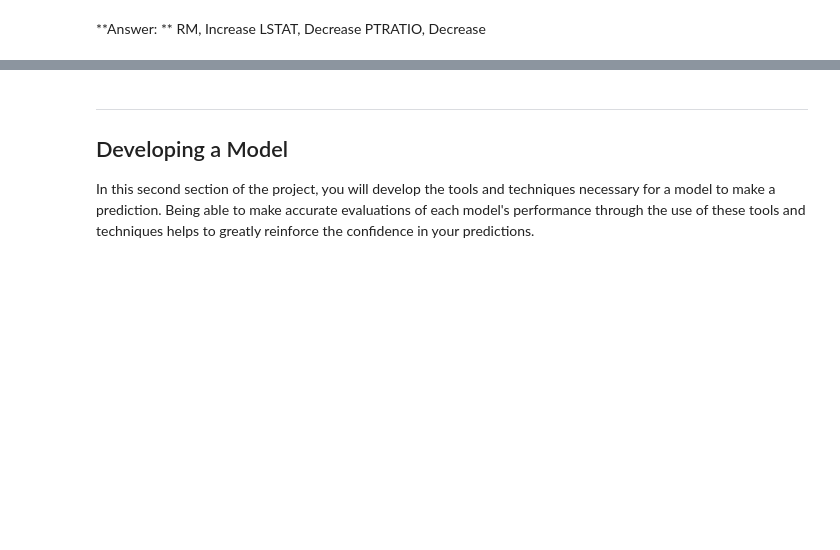
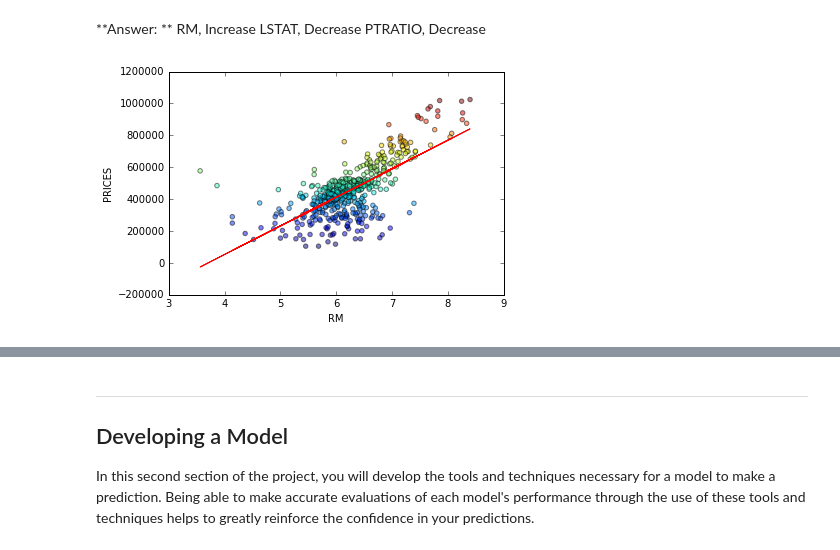
Before and after one commit to cirpue49/ml_project1, a Jupyter notebook: boston_housing.ipynb, the cells around one changed output, grey strips where cells are left out. Cells and saved outputs as stored; diff of their text form; code cells hidden in the pictures; blank space fills up the shorter version.

```diff
--- a/boston_housing.ipynb
+++ b/boston_housing.ipynb
@@ -94,3 +94,16 @@ _Using your intuition, for each of the three features above, do you think that a
 **Hint:** Would you expect a home that has an `'RM'` value of 6 be worth more or less than a home that has an `'RM'` value of 7?
 # %% [markdown]
 **Answer: ** RM, Increase  LSTAT, Decrease  PTRATIO, Decrease
+# %%
+from sklearn.linear_model import LinearRegression
+import matplotlib.pyplot as plt
+reg = LinearRegression()
+rm = data['RM'].reshape(-1, 1)
+reg.fit(rm, prices)
+plt.plot(rm, reg.predict(rm),  color = 'red',  linewidth = 1)
+plt.scatter(rm, prices, alpha = 0.5, c = prices)
+plt.xlabel('RM')
+plt.ylabel('PRICES')
+plt.show()
+# %% [output]
+[figure, added]
```
Also changed, not shown: parts of 11 cells of this notebook, 1 other file.
